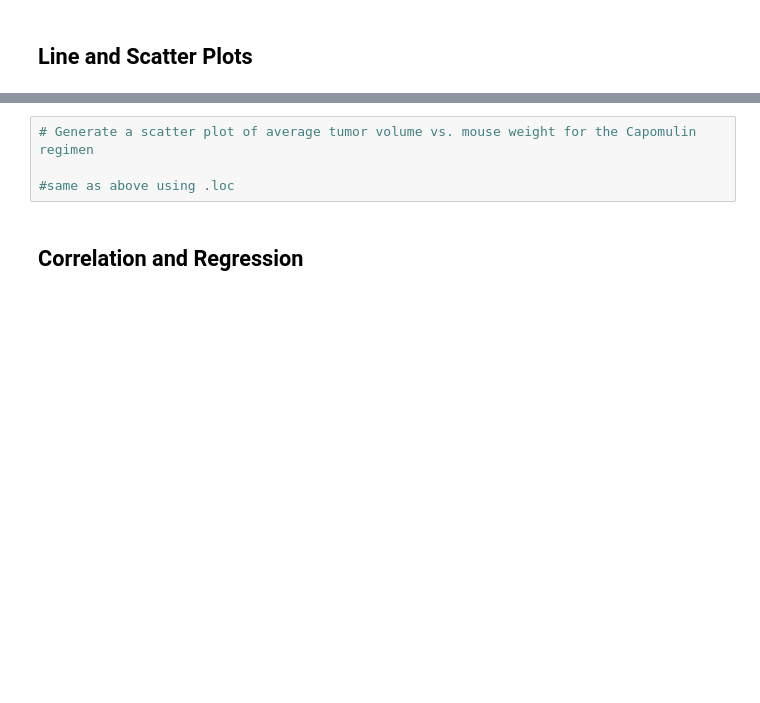
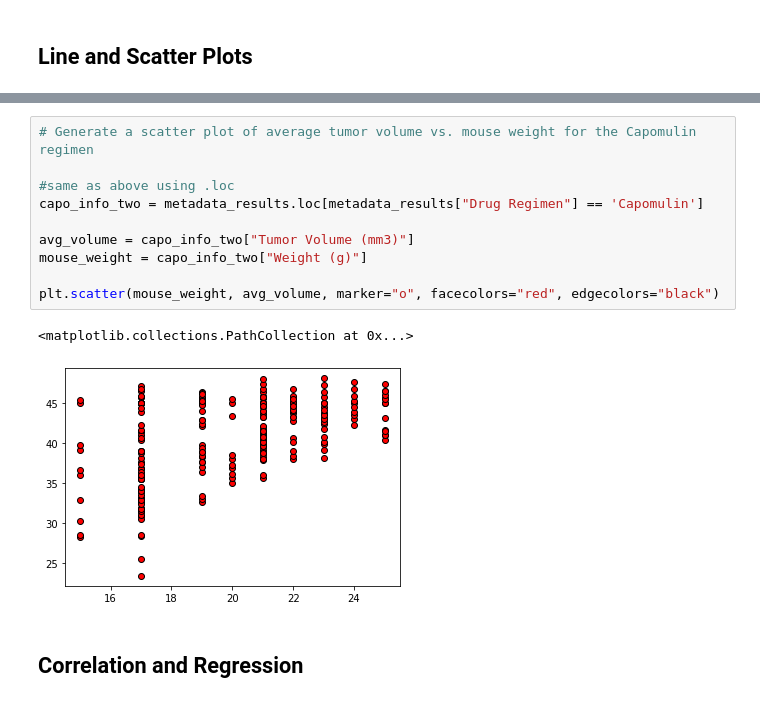
Before and after one commit to PatriceW2/Matplotlib_Challenge-, a Jupyter notebook: Pymaceuticals/pymaceuticals_starter.ipynb, the cells around one changed output, grey strips where cells are left out. Drawn from its saved outputs; the diff is of its cells as text; blank space fills up the shorter version.

```diff
--- a/Pymaceuticals/pymaceuticals_starter.ipynb
+++ b/Pymaceuticals/pymaceuticals_starter.ipynb
@@ -353,7 +367,16 @@ plt.show()
 # %%
 # Generate a scatter plot of average tumor volume vs. mouse weight for the Capomulin regimen
 
 #same as above using .loc
+capo_info_two = metadata_results.loc[metadata_results["Drug Regimen"] == 'Capomulin']
+
+avg_volume = capo_info_two["Tumor Volume (mm3)"]
+mouse_weight = capo_info_two["Weight (g)"]
+
+plt.scatter(mouse_weight, avg_volume, marker="o", facecolors="red", edgecolors="black")
+# %% [output]
+<matplotlib.collections.PathCollection at 0x...>
+[figure, added]
 # %% [markdown]
 ## Correlation and Regression
 # %%
```
Also changed, not shown: parts of 1 cell of this notebook.
